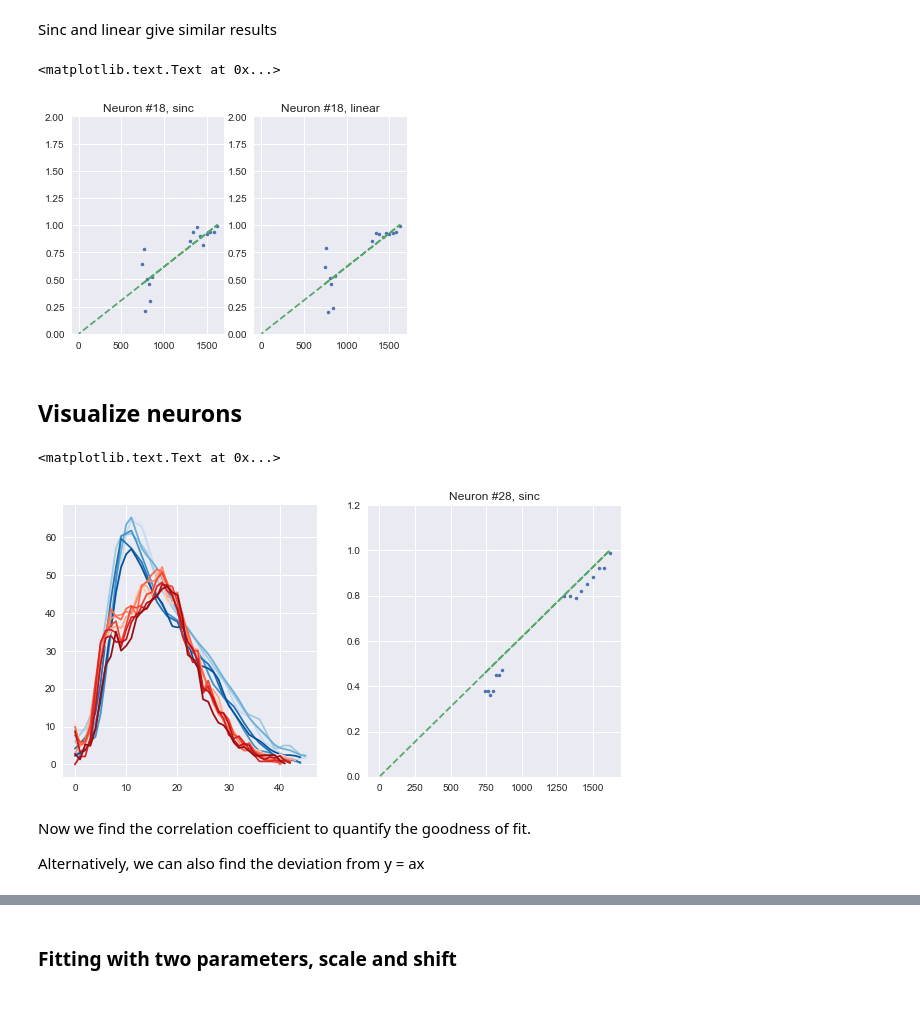
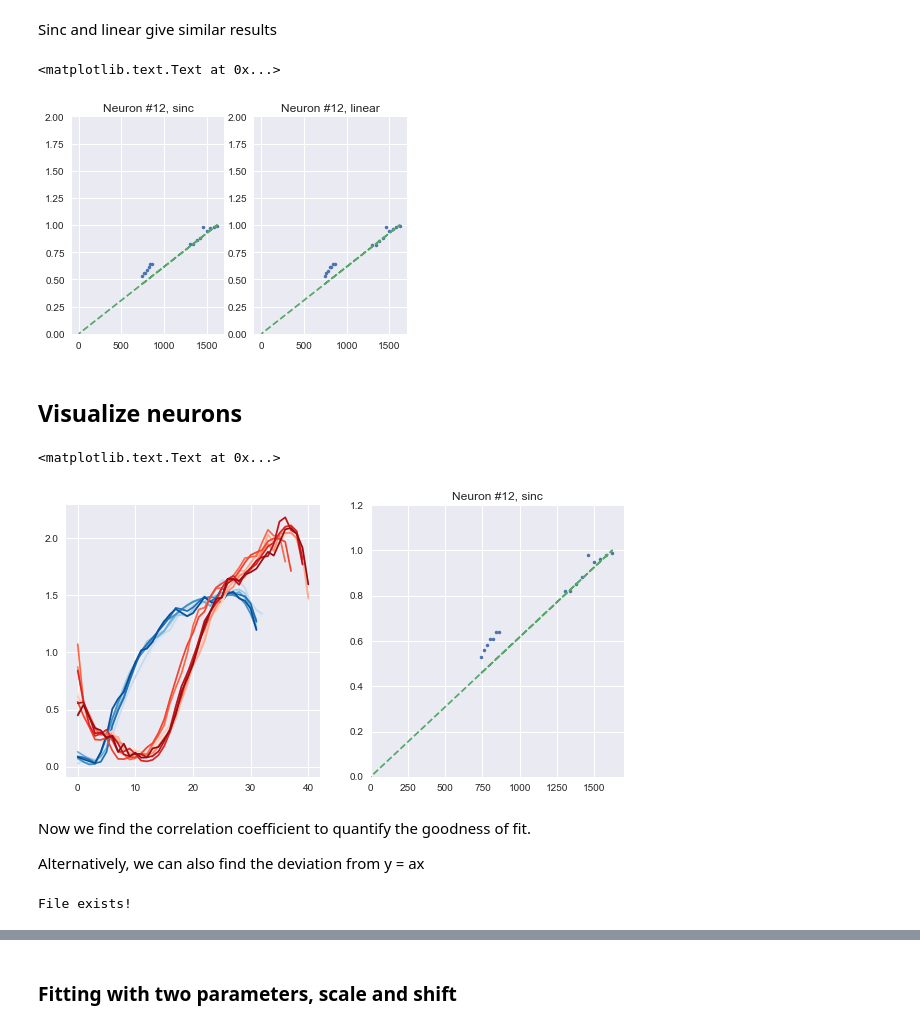
Before and after one commit to lmn93beo/twPCA-Neural-Analysis, a Jupyter notebook: time_warp_sinc.ipynb, the cells around one changed output, grey strips where cells are left out. Saved outputs shown, nothing was run; the diff lists cells and outputs as text; code cells hidden in the pictures.

Commit message:
Computed correlation coefficient for stretches

```diff
--- a/time_warp_sinc.ipynb
+++ b/time_warp_sinc.ipynb
@@ -8,17 +9,2 @@ import seaborn as sns
 
 %matplotlib inline
-# %%
-x = np.array([1, 6, 10, 5, -4, -10, 7])
-t = np.linspace(-3, 7, 100)
-frac, floor = np.modf(t)
-
-floor_range = np.clip(t.astype('int'), 0, len(x) - 1)
-floor_next_range = np.clip((t + 1).astype('int'), 0, len(x) - 1)
-
-xfirst = x[floor_range]
-xnext = x[floor_next_range]
-
-interp = xfirst + frac * (xnext - xfirst)
-
-plt.plot(x, '.')
-plt.plot(t, interp)
@@ -193,19 +172,21 @@ def get_stretch_neuron(all_neurons, neuron_id, stretches, intertype='sinc', norm
     sref = all_neurons[neuron_id, -1, :]
     sref = sref[~np.isnan(sref)]
     if normalize:
-        sref /= np.nanmax(sref)
+        sref /= np.nanmedian(sref)
 
     min_stretch = []
+    costs = []
 
     for i in range(all_neurons.shape[1]):
         s1 = all_neurons[neuron_id, i, :]
         s1 = s1[~np.isnan(s1)]
         if normalize:
-            s1 /= np.nanmax(s1)
+            s1 /= np.nanmedian(s1)
         cost = []
         for stretch in stretchlst:
             xs, cost_single = total_cost(s1, sref, stretch, intertype)
             cost.append(cost_single)
+        costs.append(cost)
         min_stretch.append(stretchlst[np.argmin(cost)])
     return np.array(min_stretch)
 
@@ -213,9 +194,9 @@ def visualize_stretch(all_neurons, neuron_id, trial, stretch, intertype='sinc'):
     '''Given a neuronID and the stretch amount,
     plot the stretched trial'''
     sref = all_neurons[neuron_id, -1, :]
-    sref = sref[~np.isnan(sref)] / np.nanmax(sref)
+    sref = sref[~np.isnan(sref)] / np.nanmedian(sref)
     s1 = all_neurons[neuron_id, trial, :]
-    s1 = s1[~np.isnan(s1)] / np.nanmax(s1)
+    s1 = s1[~np.isnan(s1)] / np.nanmedian(s1)
     _, x = do_stretch(s1, stretch, intertype)
     plt.plot(sref, '--', label='Reference')
     plt.plot(s1, label='Before')
@@ -334,8 +332,7 @@ Aligning neuron # 104  of  105
 # %% [markdown]
 Sinc and linear give similar results
 # %%
-
-n_neuron = 18
+n_neuron = 12
 times_zero = np.concatenate((times, [0]))
 
 plt.subplot('121')
@@ -353,6 +350,6 @@ plt.plot(times_zero, times_zero / max(times), '--')
 plt.title('Neuron #' + str(n_neuron) + ', linear')
 # %% [output]
 <matplotlib.text.Text at 0x...>
-[figure, old version]
+[figure, new version]
 # %% [markdown]
 ## Visualize neurons
@@ -359,31 +366,40 @@ plt.title('Neuron #' + str(n_neuron) + ', linear')
 # %%
-neuron_id = 28
+neuron_id = 12
 sref = reshaped_all_pad[neuron_id, -1, :]
-#sref = sref[~np.isnan(sref)] / np.nanmax(sref)
+sref = sref[~np.isnan(sref)] / np.nanmean(sref)
 
 plt.figure(figsize=(10, 5))
 plt.subplot('121')
 for trial in range(16):
     s1 = reshaped_all_pad[neuron_id, trial, :]
-    #s1 = s1[~np.isnan(s1)] / np.nanmax(s1)
+    s1 = s1[~np.isnan(s1)] / np.nanmean(s1)
 
     x_stretch, _ = total_cost(s1, sref, Min_stretch_linear[neuron_id, trial], 'linear')
 
     if trial < 7:
         plt.plot(x_stretch, label=str(trial), color=palette_blue[trial])
     else:
         plt.plot(x_stretch, label=str(trial), color=palette_red[trial - 7])
 
 plt.subplot('122')
 plt.plot(times, Min_stretch_linear[neuron_id, :], '.')
-#plt.xlim(0, 1700)
+plt.xlim(0, 1700)
 plt.ylim(0, 1.2)
 plt.plot(times_zero, times_zero / max(times), '--')
 plt.title('Neuron #' + str(neuron_id) + ', sinc')
 # %% [output]
 <matplotlib.text.Text at 0x...>
-[figure, old version]
+[figure, new version]
 # %% [markdown]
 Now we find the correlation coefficient to quantify the goodness of fit.
 
 Alternatively, we can also find the deviation from y = ax
+# %%
+corr_coefs = np.corrcoef(times, Min_stretch_linear)[0,1:]
+filename_objs = './Processed_neurons/XACaudate/171113_caudate105_corr_coefs_linear_normmeandiv_global.csv'
+if not os.path.isfile(filename_objs):
+    np.savetxt(filename_objs, np.array(corr_coefs))
+else:
+    print('File exists!')
+# %% [output]
+File exists!
```
Also changed, not shown: parts of 16 cells of this notebook.
